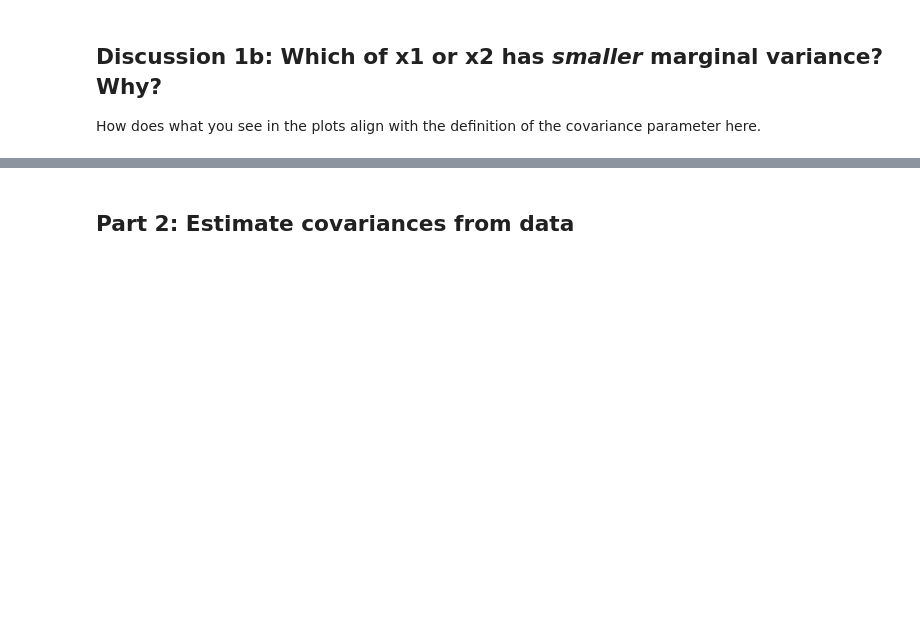
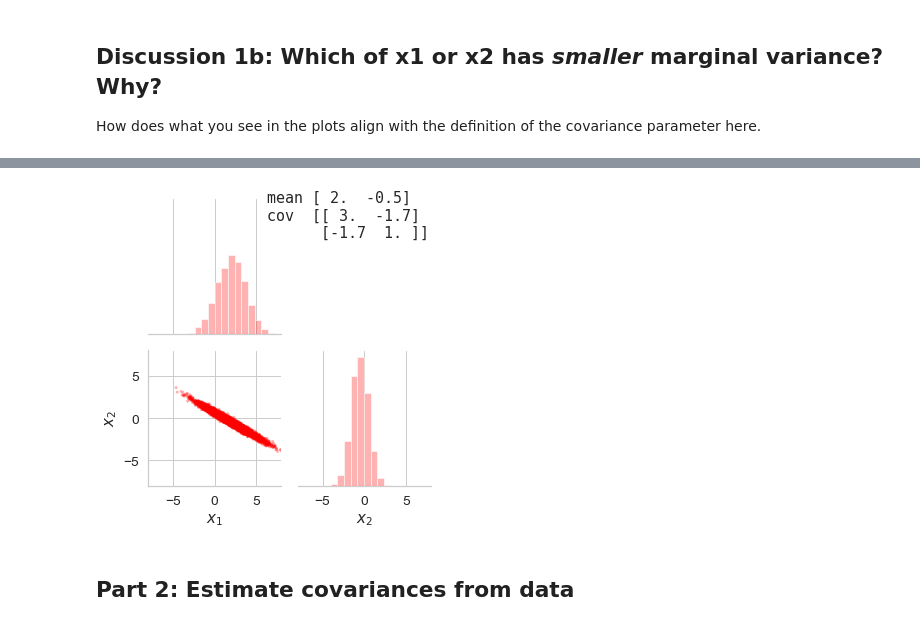
Before and after one commit to tufts-ml-courses/comp136-21s-assignments, a Jupyter notebook: notebooks/day06-MultivariateGaussianDistributions.ipynb, the cells around one changed output, grey strips where cells are left out. Drawn from its saved outputs; the diff is of its cells as text; code cells hidden in the pictures; blank space fills up the shorter version.

```diff
--- a/notebooks/day06-MultivariateGaussianDistributions.ipynb
+++ b/notebooks/day06-MultivariateGaussianDistributions.ipynb
@@ -257,0 +262,6 @@ How does what you see in the plots align with the definition of the covariance p
+# %%
+nonzero_mean_2 = np.asarray([2.0, -0.5])
+neg_corr_cov_22 = np.asarray([
+    [3.0, -1.7],
+    [-1.7, 1.0],
+])
@@ -258,3 +280,41 @@ How does what you see in the plots align with the definition of the covariance p
+# %%
+# Pack samples into a pandas dataframe to plot
+x_df = pd.DataFrame(x_N2, columns=['$x_1$', '$x_2$'])
+
+# Define consistent visual limits
+ymax_hist = 100
+xmax = 8
+n_bins = 21
+
+h = sns.pairplot(
+    x_df,
+    aspect=1.0,
+    corner=True, # only plot lower left half of square
+    diag_kws={"color": 'r', "alpha": 0.3, "bins":np.linspace(-xmax, xmax, n_bins)},
+    plot_kws={"color": 'r', "alpha": 0.3, 'marker': '.', 'edgecolor':'none'},
+    );
+# ^- alpha here means transparency for the 'alpha' channel of the RGB-A scheme
+
+# Set view limits of *diagonal plots* to a standardized window
+for diag_tuple in [(0,0), (1,1)]:
+    h.axes[diag_tuple[0], diag_tuple[1]].set_xlim([-xmax, xmax]);
+    h.axes[diag_tuple[0], diag_tuple[1]].set_ylim([0, ymax_hist]);
+
+# Set view limits of *off-diagonal* scatter plots to a standardized window
+h.axes[1,0].set_xlim([-xmax, xmax]);
+h.axes[1,0].set_ylim([-xmax, xmax]);
+
+# Prettify the overall plot
+plt.tight_layout();
+plt.suptitle(
+    "mean %s\ncov  %s" % (
+        str(nonzero_mean_2),
+        str(neg_corr_cov_22).replace("\n","\n     ")),
+    fontsize=14,
+    horizontalalignment='left',
+    font='monospace');
+# %% [output]
+[figure, added]
 # %% [markdown]
 ## Part 2: Estimate covariances from data
 # %% [markdown]
```
Also changed, not shown: parts of 50 cells of this notebook.
